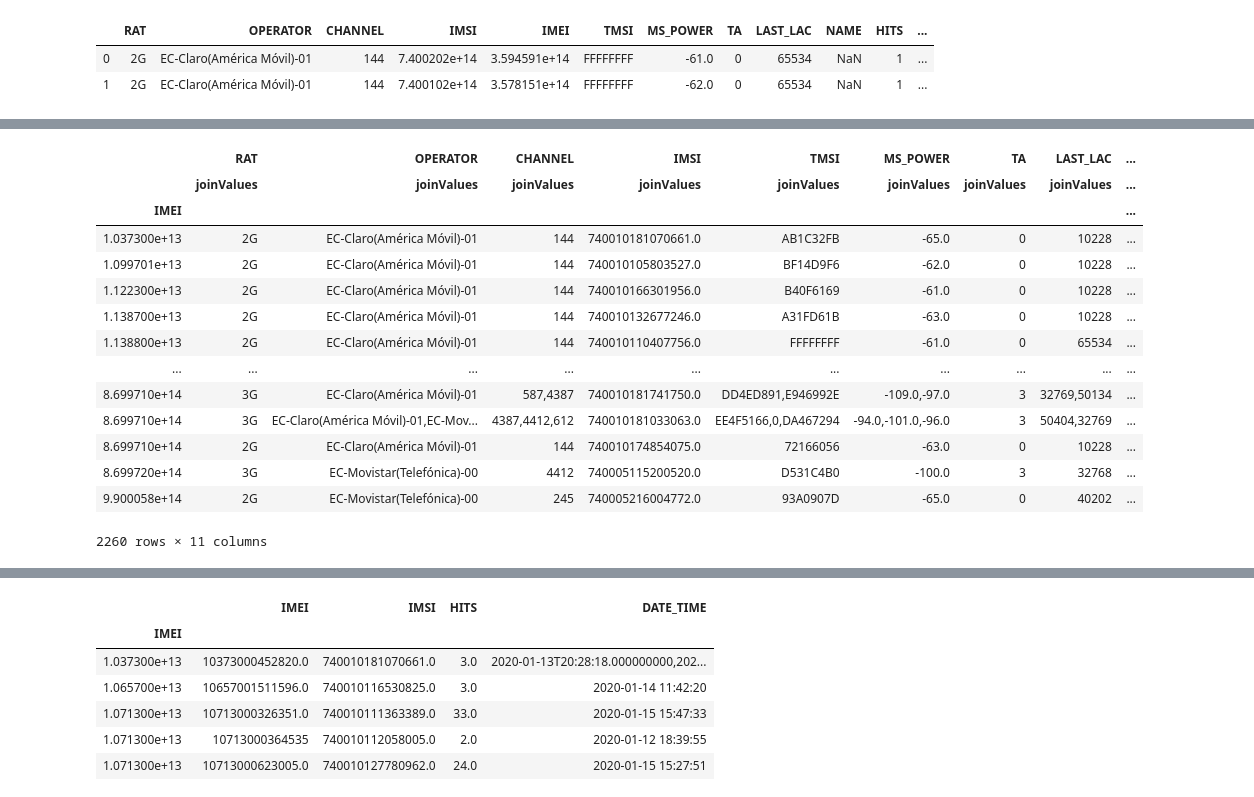
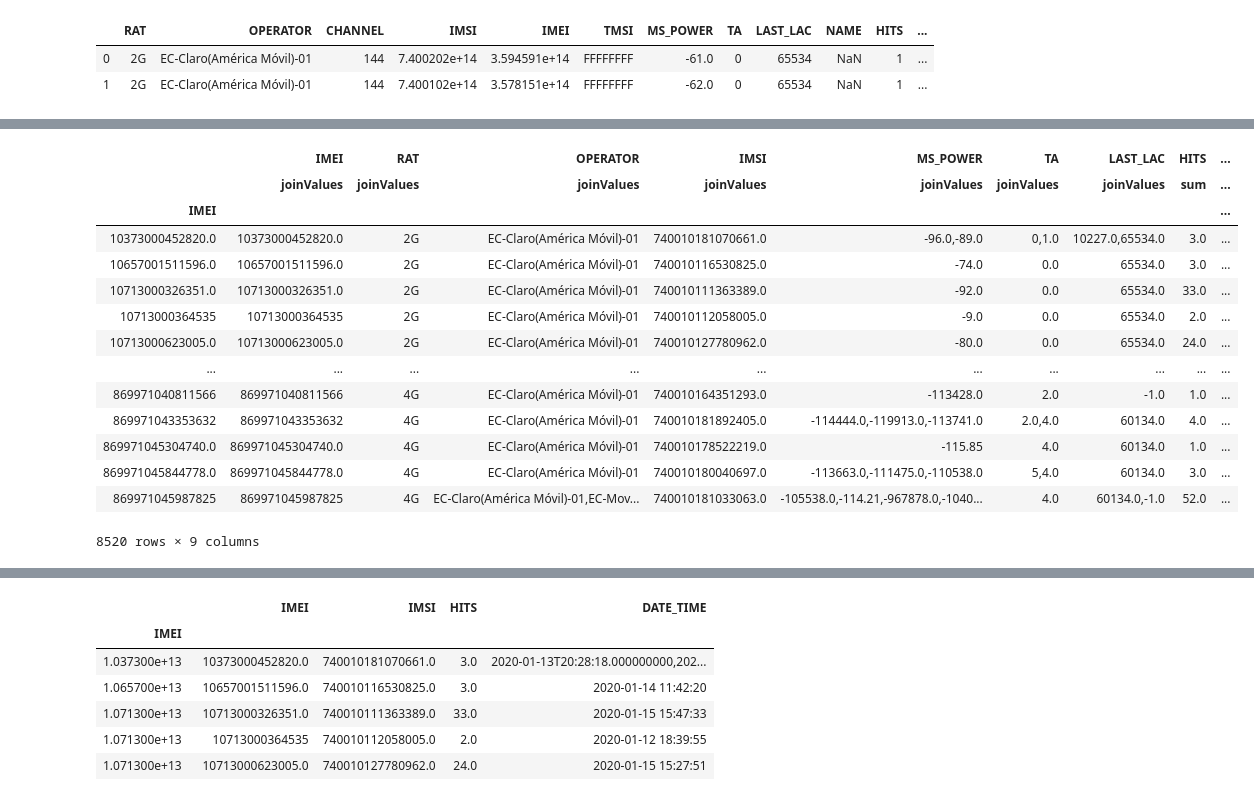
Before and after one commit to Dumaru/ExcelReports, a Jupyter notebook: Telefonia.ipynb, the cells around one changed output, grey strips where cells are left out. Saved outputs shown, nothing was run; the diff lists cells and outputs as text; code cells hidden in the pictures.

```diff
--- a/Telefonia.ipynb
+++ b/Telefonia.ipynb
@@ -302,0 +349,11 @@ Name: IMSI, Length: 2260, dtype: int64
+# %%
+%%time
+# Quitar incidentales
+datosIncidentales = getDatosIncidentales(allData, 1)
+allData = getDifferenceBetweenDataFrames(allData, datosIncidentales)
+allData2G = filterByRat(allData, "2G")
+allData3G = filterByRat(allData, "3G")
+allData4G = filterByRat(allData, "4G")
+
+# Ponerlo al final despues de que se haya intentado asignar imeis
+sinImei4g = allData4G[allData4G['IMEI'].isnull()]
@@ -302,0 +404,5 @@ Name: IMSI, Length: 2260, dtype: int64
+# %%
+%%time
+def concatDfs(dfs: list):
+    return pd.concat(dfs)
+allData = concatDfs([allData2G, allData3G, allData4G])
@@ -460,6 +534,3 @@ allData['IMEI'].count()
-# %%
-allData.head(2)
-allData.drop('DATE-TIME', axis=1,inplace=True)
 # %%
 headerList = tuple(allData.columns.values)
 headerList
@@ -574,10 +608,3 @@ getDatosIncidentales(allData, 1)
 | 11162 | 3G | EC-Claro(América Móvil)-01 | 4387.0 | 7.400102e+14 | 3.52625e+14 | 352624094864676 | E94B9A28 | -100 | 5.0 | NaN | NaN | ... |
 | 11163 | 3G | EC-Movistar(Telefónica)-00 | 4412.0 | 7.400202e+14 | 3.52625e+14 | 352624092170159 | DA5B3020 | -101 | 5.0 | NaN | NaN | ... |
 16861 rows × 12 columns
-# %%
-# Respuesta https://stackoverflow.com/questions/48647534/python-pandas-find-difference-between-two-data-frames
-def getDifferenceBetweenDataFrames(dfLeft: pd.DataFrame, dfRight: pd.DataFrame):
-    dfRes = dfLeft.merge(dfRight, indicator = True, how='left').loc[lambda x : x['_merge']!='both']
-    dfRes.drop(columns=['_merge'], inplace=True)
-    return dfRes
-allData = getDifferenceBetweenDataFrames(allData, getDatosIncidentales(allData, 1))
@@ -756,20 +769,19 @@ allData.head(2)
 | 0 | 2G | EC-Claro(América Móvil)-01 | 144 | 7.400202e+14 | 3.594591e+14 | FFFFFFFF | -61.0 | 0 | 65534 | NaN | 1 | ... |
 | 1 | 2G | EC-Claro(América Móvil)-01 | 144 | 7.400102e+14 | 3.578151e+14 | FFFFFFFF | -62.0 | 0 | 65534 | NaN | 1 | ... |
 # %%
+%%time
 def getGroupedByEmais(df: pd.DataFrame):
     # Returns a df with grouped and aggreagated values
     def joinValues(series):
         return ','.join(map(str,series[series.notnull()].unique()))
     groupedDf = df.groupby('IMEI').agg({
+        'IMEI':[joinValues],
         'RAT':[joinValues],
         'OPERATOR':[joinValues],
-        'CHANNEL':[joinValues],
         'IMSI':[joinValues],
-        'TMSI':[joinValues],
         'MS_POWER':[joinValues],
         'TA':[joinValues],
         'LAST_LAC':[joinValues],
-        'NAME':[joinValues],
         'HITS':['sum'],
         'DATE_TIME':[joinValues],
     })
@@ -779,18 +792,18 @@ getGroupedByEmais(allData)
-|  | RAT | OPERATOR | CHANNEL | IMSI | TMSI | MS_POWER | TA | LAST_LAC | ... |
-|  | joinValues | joinValues | joinValues | joinValues | joinValues | joinValues | joinValues | joinValues | ... |
+|  | IMEI | RAT | OPERATOR | IMSI | MS_POWER | TA | LAST_LAC | HITS | ... |
+|  | joinValues | joinValues | joinValues | joinValues | joinValues | joinValues | joinValues | sum | ... |
 | IMEI |  |  |  |  |  |  |  |  | ... |
-| 1.037300e+13 | 2G | EC-Claro(América Móvil)-01 | 144 | 740010181070661.0 | AB1C32FB | -65.0 | 0 | 10228 | ... |
-| 1.099701e+13 | 2G | EC-Claro(América Móvil)-01 | 144 | 740010105803527.0 | BF14D9F6 | -62.0 | 0 | 10228 | ... |
-| 1.122300e+13 | 2G | EC-Claro(América Móvil)-01 | 144 | 740010166301956.0 | B40F6169 | -61.0 | 0 | 10228 | ... |
-| 1.138700e+13 | 2G | EC-Claro(América Móvil)-01 | 144 | 740010132677246.0 | A31FD61B | -63.0 | 0 | 10228 | ... |
-| 1.138800e+13 | 2G | EC-Claro(América Móvil)-01 | 144 | 740010110407756.0 | FFFFFFFF | -61.0 | 0 | 65534 | ... |
+| 10373000452820.0 | 10373000452820.0 | 2G | EC-Claro(América Móvil)-01 | 740010181070661.0 | -96.0,-89.0 | 0,1.0 | 10227.0,65534.0 | 3.0 | ... |
+| 10657001511596.0 | 10657001511596.0 | 2G | EC-Claro(América Móvil)-01 | 740010116530825.0 | -74.0 | 0.0 | 65534.0 | 3.0 | ... |
+| 10713000326351.0 | 10713000326351.0 | 2G | EC-Claro(América Móvil)-01 | 740010111363389.0 | -92.0 | 0.0 | 65534.0 | 33.0 | ... |
+| 10713000364535 | 10713000364535 | 2G | EC-Claro(América Móvil)-01 | 740010112058005.0 | -9.0 | 0.0 | 65534.0 | 2.0 | ... |
+| 10713000623005.0 | 10713000623005.0 | 2G | EC-Claro(América Móvil)-01 | 740010127780962.0 | -80.0 | 0.0 | 65534.0 | 24.0 | ... |
 | ... | ... | ... | ... | ... | ... | ... | ... | ... | ... |
-| 8.699710e+14 | 3G | EC-Claro(América Móvil)-01 | 587,4387 | 740010181741750.0 | DD4ED891,E946992E | -109.0,-97.0 | 3 | 32769,50134 | ... |
-| 8.699710e+14 | 3G | EC-Claro(América Móvil)-01,EC-Mov... | 4387,4412,612 | 740010181033063.0 | EE4F5166,0,DA467294 | -94.0,-101.0,-96.0 | 3 | 50404,32769 | ... |
-| 8.699710e+14 | 2G | EC-Claro(América Móvil)-01 | 144 | 740010174854075.0 | 72166056 | -63.0 | 0 | 10228 | ... |
-| 8.699720e+14 | 3G | EC-Movistar(Telefónica)-00 | 4412 | 740005115200520.0 | D531C4B0 | -100.0 | 3 | 32768 | ... |
-| 9.900058e+14 | 2G | EC-Movistar(Telefónica)-00 | 245 | 740005216004772.0 | 93A0907D | -65.0 | 0 | 40202 | ... |
+| 869971040811566 | 869971040811566 | 4G | EC-Claro(América Móvil)-01 | 740010164351293.0 | -113428.0 | 2.0 | -1.0 | 1.0 | ... |
+| 869971043353632 | 869971043353632 | 4G | EC-Claro(América Móvil)-01 | 740010181892405.0 | -114444.0,-119913.0,-113741.0 | 2.0,4.0 | 60134.0 | 4.0 | ... |
+| 869971045304740.0 | 869971045304740.0 | 4G | EC-Claro(América Móvil)-01 | 740010178522219.0 | -115.85 | 4.0 | 60134.0 | 1.0 | ... |
+| 869971045844778.0 | 869971045844778.0 | 4G | EC-Claro(América Móvil)-01 | 740010180040697.0 | -113663.0,-111475.0,-110538.0 | 5,4.0 | 60134.0 | 3.0 | ... |
+| 869971045987825 | 869971045987825 | 4G | EC-Claro(América Móvil)-01,EC-Mov... | 740010181033063.0 | -105538.0,-114.21,-967878.0,-1040... | 4.0 | 60134.0,-1.0 | 52.0 | ... |
-2260 rows × 11 columns
+8520 rows × 9 columns
 # %%
 def getGroupedByEmais(df: pd.DataFrame):
     # Returns a df with grouped and aggregated values
```
Also changed, not shown: parts of 55 cells of this notebook, 2 other files.
